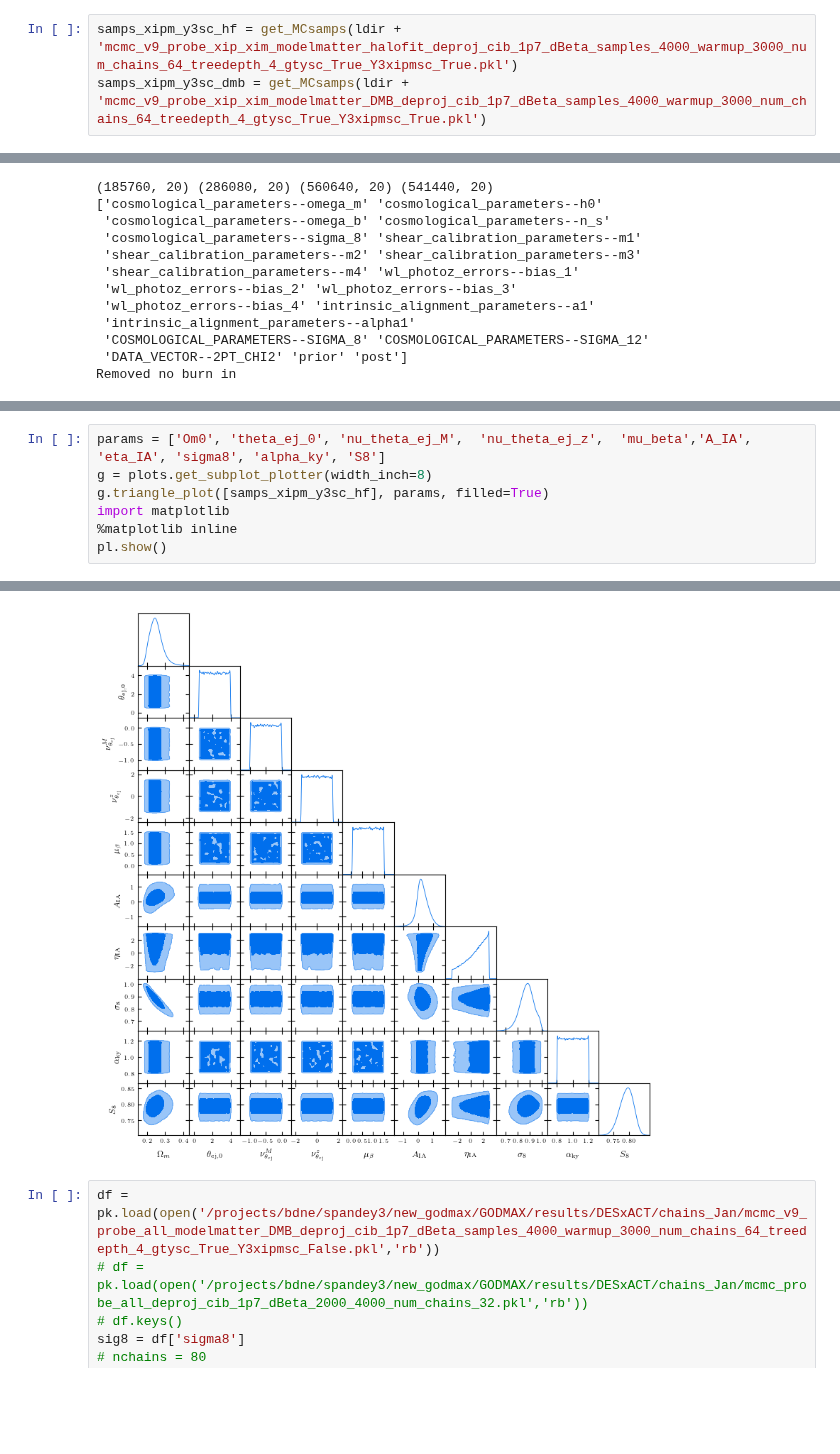
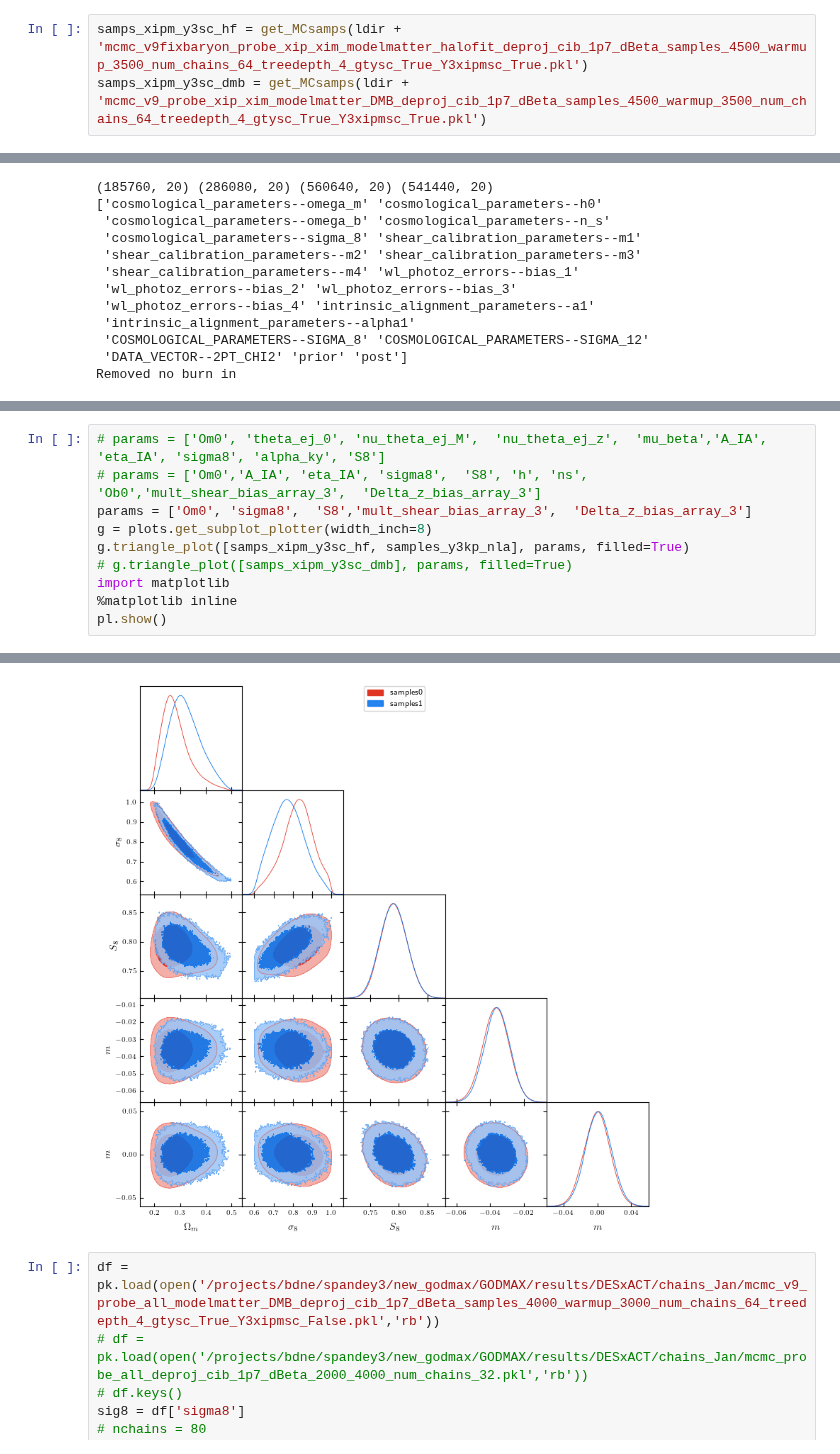
Before and after one commit to shivampcosmo/GODMAX, a Jupyter notebook: notebooks/ACTxDES/contours_plot.ipynb, the cells around one changed output, grey strips where cells are left out. Drawn from its saved outputs; the diff is of its cells as text; blank space fills up the shorter version.

```diff
--- a/notebooks/ACTxDES/contours_plot.ipynb
+++ b/notebooks/ACTxDES/contours_plot.ipynb
@@ -121,5 +125,5 @@ Removed no burn in
 Removed no burn in
 # %%
-samps_xipm_y3sc_hf = get_MCsamps(ldir + 'mcmc_v9_probe_xip_xim_modelmatter_halofit_deproj_cib_1p7_dBeta_samples_4000_warmup_3000_num_chains_64_treedepth_4_gtysc_True_Y3xipmsc_True.pkl')
-samps_xipm_y3sc_dmb = get_MCsamps(ldir + 'mcmc_v9_probe_xip_xim_modelmatter_DMB_deproj_cib_1p7_dBeta_samples_4000_warmup_3000_num_chains_64_treedepth_4_gtysc_True_Y3xipmsc_True.pkl')
+samps_xipm_y3sc_hf = get_MCsamps(ldir + 'mcmc_v9fixbaryon_probe_xip_xim_modelmatter_halofit_deproj_cib_1p7_dBeta_samples_4500_warmup_3500_num_chains_64_treedepth_4_gtysc_True_Y3xipmsc_True.pkl')
+samps_xipm_y3sc_dmb = get_MCsamps(ldir + 'mcmc_v9_probe_xip_xim_modelmatter_DMB_deproj_cib_1p7_dBeta_samples_4500_warmup_3500_num_chains_64_treedepth_4_gtysc_True_Y3xipmsc_True.pkl')
 # %% [output]
@@ -391,7 +406,10 @@ WARNING:root:fine_bins_2D not large enough for optimal density: Om0, S8
 # %%
-params = ['Om0', 'theta_ej_0', 'nu_theta_ej_M',  'nu_theta_ej_z',  'mu_beta','A_IA', 'eta_IA', 'sigma8', 'alpha_ky', 'S8']
+# params = ['Om0', 'theta_ej_0', 'nu_theta_ej_M',  'nu_theta_ej_z',  'mu_beta','A_IA', 'eta_IA', 'sigma8', 'alpha_ky', 'S8']
+# params = ['Om0','A_IA', 'eta_IA', 'sigma8',  'S8', 'h', 'ns', 'Ob0','mult_shear_bias_array_3',  'Delta_z_bias_array_3']
+params = ['Om0', 'sigma8',  'S8','mult_shear_bias_array_3',  'Delta_z_bias_array_3']
 g = plots.get_subplot_plotter(width_inch=8)
-g.triangle_plot([samps_xipm_y3sc_hf], params, filled=True)
+g.triangle_plot([samps_xipm_y3sc_hf, samples_y3kp_nla], params, filled=True)
+# g.triangle_plot([samps_xipm_y3sc_dmb], params, filled=True)
 import matplotlib
 %matplotlib inline
 pl.show()
@@ -399,4 +431,4 @@ pl.show()
-[figure, old version]
+[figure, new version]
 # %%
 df = pk.load(open('/projects/bdne/spandey3/new_godmax/GODMAX/results/DESxACT/chains_Jan/mcmc_v9_probe_all_modelmatter_DMB_deproj_cib_1p7_dBeta_samples_4000_warmup_3000_num_chains_64_treedepth_4_gtysc_True_Y3xipmsc_False.pkl','rb'))
 # df = pk.load(open('/projects/bdne/spandey3/new_godmax/GODMAX/results/DESxACT/chains_Jan/mcmc_probe_all_deproj_cib_1p7_dBeta_2000_4000_num_chains_32.pkl','rb'))
```
Also changed, not shown: parts of 7 cells of this notebook, 5 other files.
